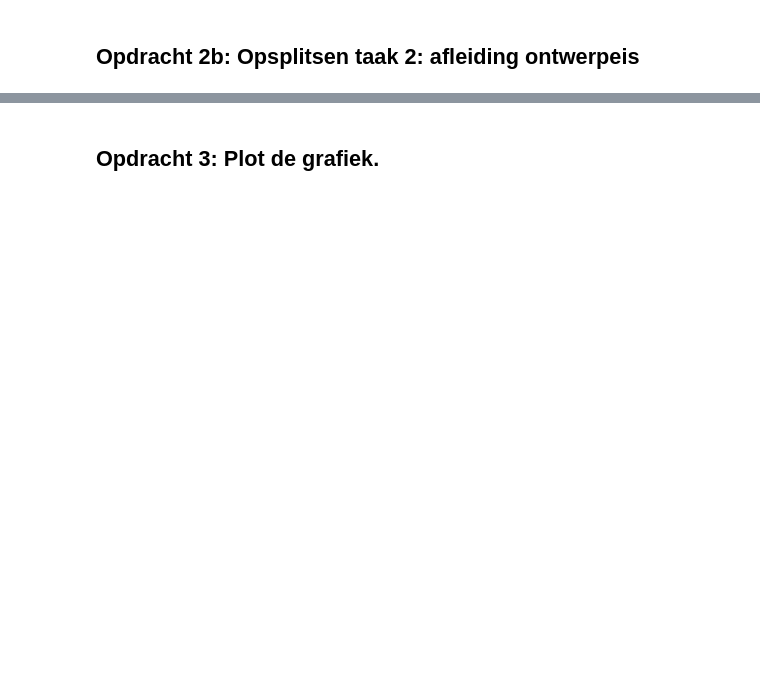
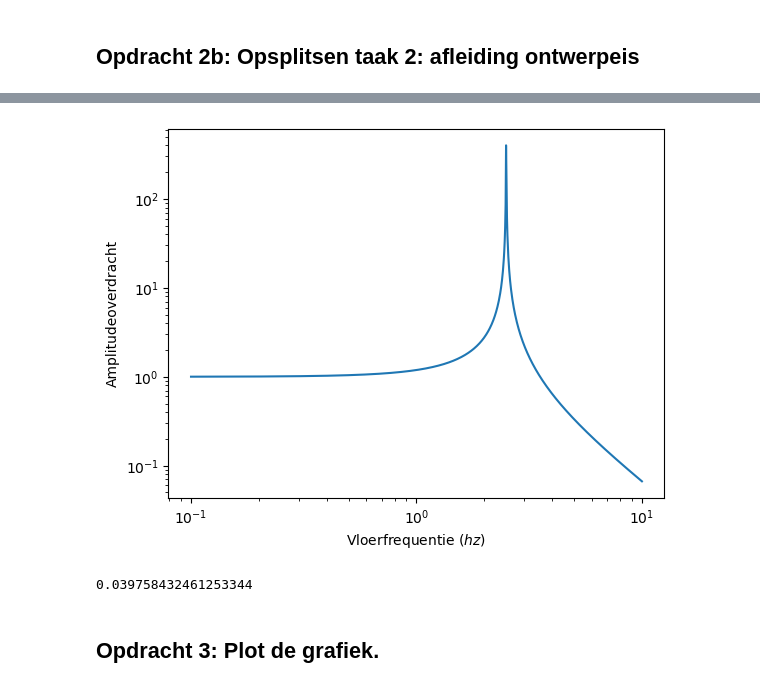
Before and after one commit to FRoerink/opdrachten-DEF-D, a Jupyter notebook: FysiekeOntwerpopdrachten/5MaakEenOpstellingTrillingsvrij/Ontwerpopdracht5MaakEenOpstellingTrillingsvrijInvulTemplate.ipynb, the cells around one changed output, grey strips where cells are left out. Drawn from its saved outputs; the diff is of its cells as text; code cells hidden in the pictures; blank space fills up the shorter version.

Commit message:
opdracht 5 af

```diff
--- a/FysiekeOntwerpopdrachten/5MaakEenOpstellingTrillingsvrij/Ontwerpopdracht5MaakEenOpstellingTrillingsvrijInvulTemplate.ipynb
+++ b/FysiekeOntwerpopdrachten/5MaakEenOpstellingTrillingsvrij/Ontwerpopdracht5MaakEenOpstellingTrillingsvrijInvulTemplate.ipynb
@@ -49,7 +51,29 @@ Vul onderstaande tabel in:
 # %%
 # Voeg hier je plot in.
+def amplitude(f):
+    1/(1-((f*2*np.pi)**2/(25*np.pi**2)))
+    return 1/(1-((f*2*np.pi)**2/(25*np.pi**2)))
+
+f_vloer = np.logspace(-1,1,1000)
+
+A_out = np.abs(np.array(amplitude(f_vloer)))
+plt.figure()
+plt.plot(f_vloer, A_out)
+plt.xlabel('Vloerfrequentie ($hz$)')
+plt.ylabel('Amplitudeoverdracht')
+plt.xscale('log')
+plt.yscale('log')
+plt.show()
+# %% [output]
+[figure, added]
 # %%
-# Bereken hier de minimale Delta-x waarbij je aan de eis van de opdracht voldoet.
+g=9.81
+omega_0 = 5*np.pi
+
+delta_x = g/omega_0**2
+print(delta_x)
+# %% [output]
+0.039758432461253344
 # %% [markdown]
 ## Opdracht 3: Plot de grafiek.
 # %%
```
Also changed, not shown: parts of 21 cells of this notebook, 3 other files.
